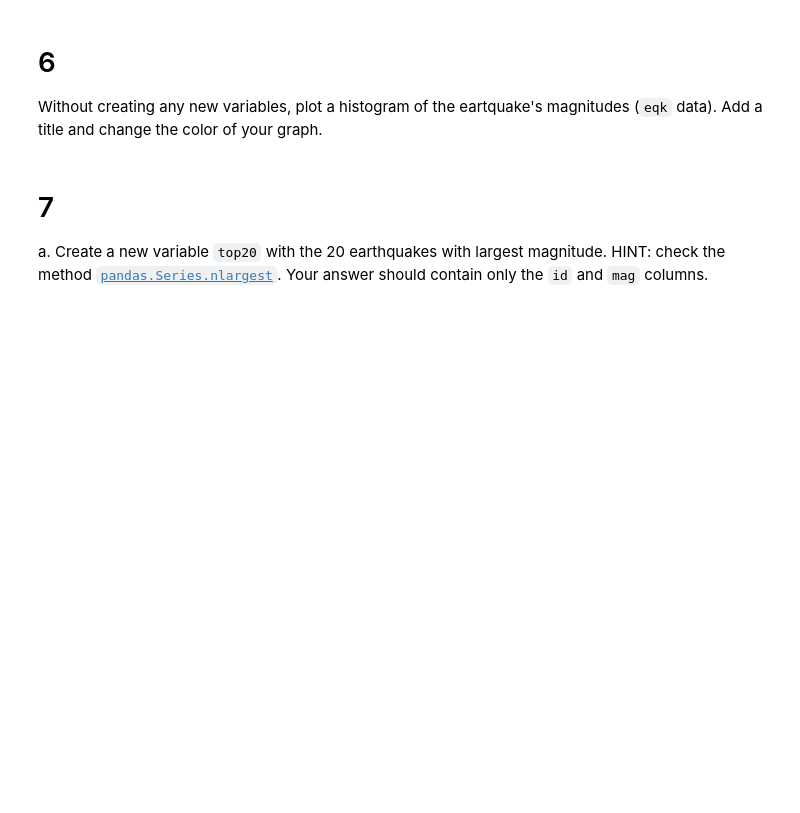
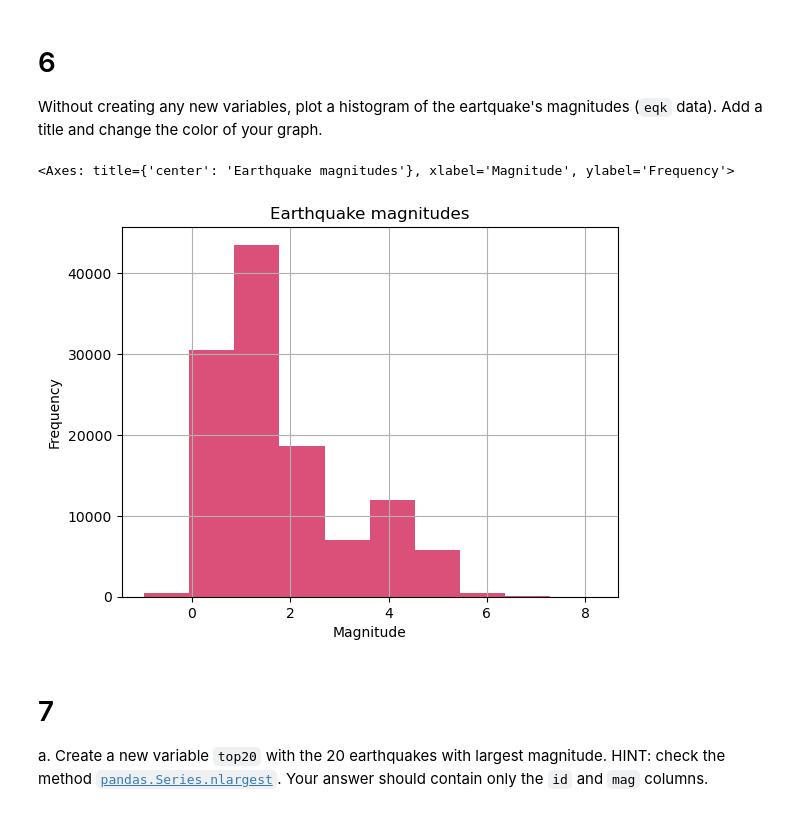
Before and after one commit to pr-scilla/eds220-hwk1, a Jupyter notebook: task3/hwk1-task3-earthquakes.ipynb, the cells around one changed output. Cells and saved outputs as stored; diff of their text form; code cells hidden in the pictures; blank space fills up the shorter version.

```diff
--- a/task3/hwk1-task3-earthquakes.ipynb
+++ b/task3/hwk1-task3-earthquakes.ipynb
@@ -128,3 +126,7 @@ eqk = ...
+# %%
+# Filter dataframe to include only earthquake events and set index to id
+
+eqk = raw_eqk[raw_eqk['type']=='earthquake'].set_index('id')
 # %%
 # View the dataframe
 eqk
@@ -154,6 +187,15 @@ grader.check("q5")
 
 # 6
 Without creating any new variables, plot a histogram of the eartquake's magnitudes (`eqk` data). Add a title and change the color of your graph.
+# %%
+eqk['mag'].plot(kind = 'hist',
+               title = 'Earthquake magnitudes',
+               xlabel = 'Magnitude',
+               grid=True,
+               color = '#DB5079')
+# %% [output]
+<Axes: title={'center': 'Earthquake magnitudes'}, xlabel='Magnitude', ylabel='Frequency'>
+[figure, added]
 # %% [markdown]
 <!-- END QUESTION -->
 
```
Also changed, not shown: parts of 10 cells of this notebook.
